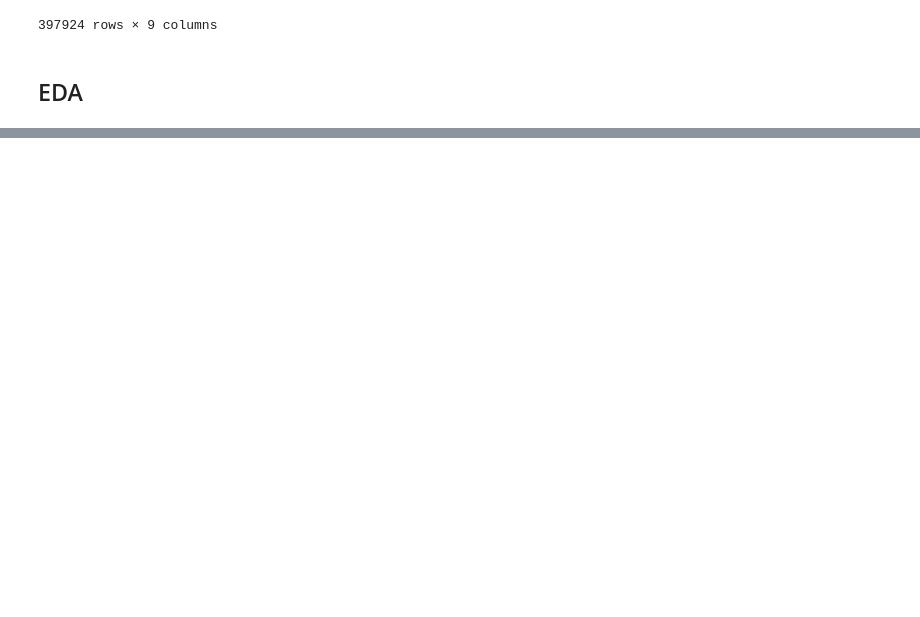
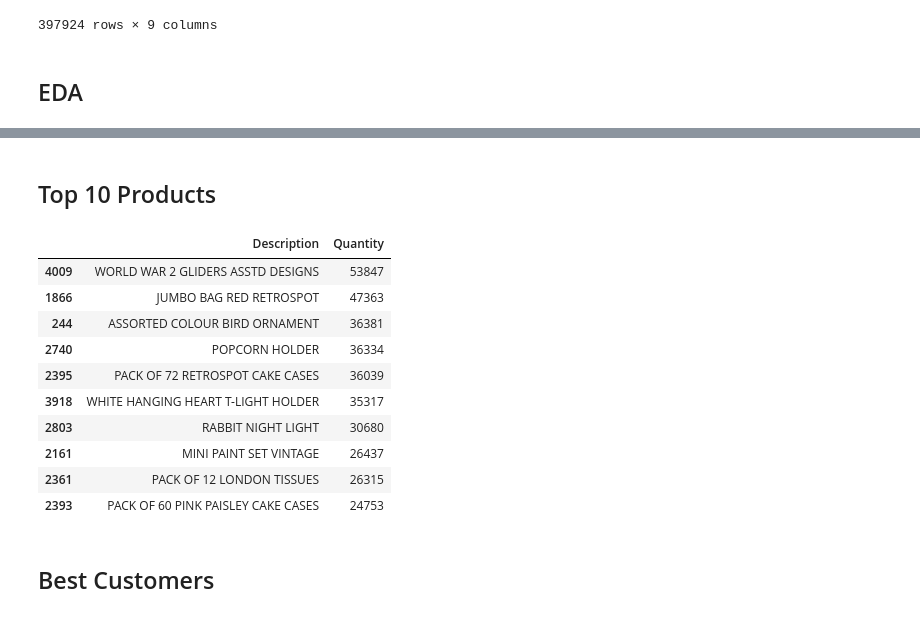
Before and after one commit to TimurGajiyev/Customer-Analysis, a Jupyter notebook: Customer_Analysis.ipynb, the cells around one changed output, grey strips where cells are left out. Drawn from its saved outputs; the diff is of its cells as text; code cells hidden in the pictures; blank space fills up the shorter version.

```diff
--- a/Customer_Analysis.ipynb
+++ b/Customer_Analysis.ipynb
@@ -178,0 +301,44 @@ purchase = df_preprocessed.groupby(['Country'], as_index=False)
+# %% [markdown]
+## Top 10 Products
+# %%
+products = df.pivot_table(index="Description", values="Quantity", aggfunc=np.sum).reset_index()
+top_products = products.sort_values("Quantity", ascending=False).head(10)
+display(top_products)
+
+fig = go.Figure(data=[go.Bar(x=top_products['Description'].astype(str),
+                             y=top_products['Quantity'],
+                             marker={'color' : top_products['Quantity'],
+                                     'colorscale' : 'viridis'},
+                             texttemplate='£%{y:.3s}',
+                             textposition='outside',
+                             )])
+
+fig.update_layout(
+    title='Top 10 Purchased Products',
+    title_x=0.5,
+    xaxis_title='Description',
+    yaxis_title='Quantity',
+    plot_bgcolor='white',
+    barmode='relative', # 'relative for stacked bars
+    bargap=0.20, # Gap between bars
+    width=800,
+    height=700,
+)
+
+fig.update_xaxes(tickangle=20) # Rotates the x-axis labels
+
+fig.show()
+# %% [output]
+|  | Description | Quantity |
+| 4009 | WORLD WAR 2 GLIDERS ASSTD DESIGNS | 53847 |
+| 1866 | JUMBO BAG RED RETROSPOT | 47363 |
+| 244 | ASSORTED COLOUR BIRD ORNAMENT | 36381 |
+| 2740 | POPCORN HOLDER | 36334 |
+| 2395 | PACK OF 72 RETROSPOT CAKE CASES | 36039 |
+| 3918 | WHITE HANGING HEART T-LIGHT HOLDER | 35317 |
+| 2803 | RABBIT NIGHT LIGHT | 30680 |
+| 2161 | MINI PAINT SET VINTAGE | 26437 |
+| 2361 | PACK OF 12 LONDON TISSUES | 26315 |
+| 2393 | PACK OF 60 PINK PAISLEY CAKE CASES | 24753 |
+# %% [markdown]
+## Best Customers
```
Also changed, not shown: parts of 18 cells of this notebook, 1 other file.
